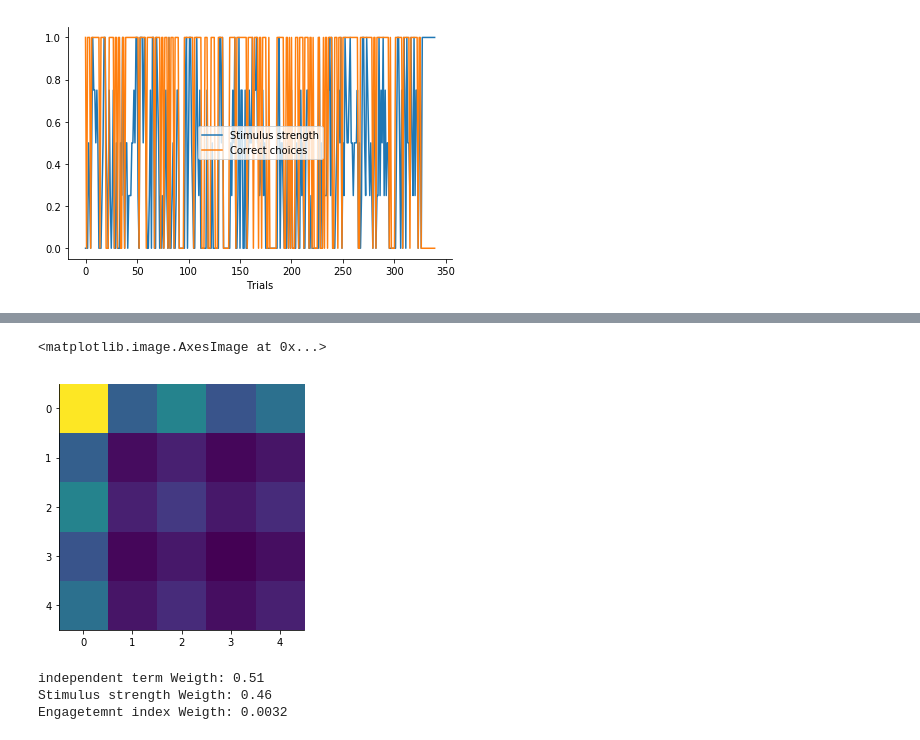
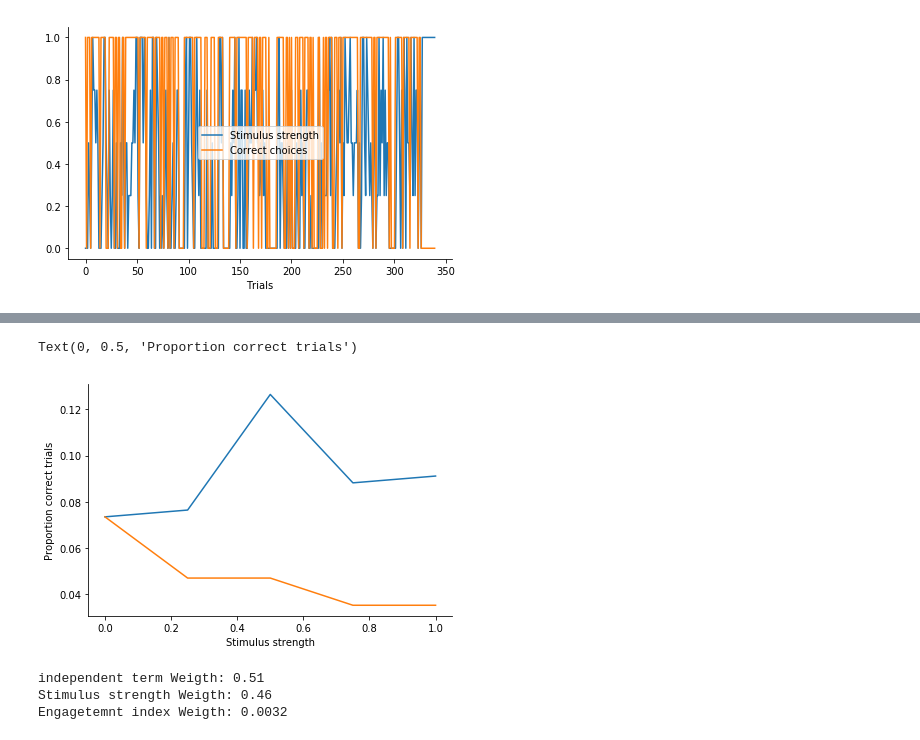
Before and after one commit to EmiliosIsaias/RattusDeus, a Jupyter notebook: Project_Notebook.ipynb, the cells around one changed output, grey strips where cells are left out. Cells and saved outputs as stored; diff of their text form; code cells hidden in the pictures.

Commit message:
Conditional probability of correctness given stimulus strength and engagement index level

```diff
--- a/Project_Notebook.ipynb
+++ b/Project_Notebook.ipynb
@@ -278,15 +278,17 @@ for cp in range(len(test)):
     prob_s[cp] = np.sum(cueStrgth == test[cp])/Nt
 prob_s = prob_s.reshape(-1,1)
 
-# Joint probability
-joint_cs = prob_s @ prob_c.T
-
 # Conditional joint probability
-con_cs = np.zeros((test.size,prob_c.size))
-con_ce = np.zeros_like(con_cs)
-for cc in range(prob_c.size):
+con_c_gse = np.zeros((test.size,2))
+engIdxBin = engIdxNorm < 0.5
+con_c_ge = np.zeros(prob_e.size)
+for ce in range(prob_c.size):
     for cp in range(test.size):
-        con_cs[cp, cc] = np.sum(np.abs(cueStrgth[~sux]) == test[cp])/Nt
-    for ce in range(prob_e.size):
-        con_ce[ce, cc] = np.sum(engIdxDisc[~sux] == ce/(my_step-1))/Nt
-    sux = ~sux
+        consStimFlag = cueStrgth == test[cp]
+        consEngFlag = np.array(engIdxBin ^ ce, dtype='bool')
+        con_c_gse[cp, ce] = np.sum(correctChoice[consStimFlag & consEngFlag])/Nt
+for ci in range(prob_e.size):
+    consEngIdx = engIdxDisc == (ci/(my_step-1))
+    con_c_ge[ci] = np.sum(correctChoice[consEngIdx])/Nt
+sux = ~sux
+sux = correctChoice == 1
@@ -306,8 +295,10 @@ plt.imshow(prob_c_gse[:,0,:]/prob_c_gse[:,1,:])
-# %%
-plt.imshow(prob_c_gse[:,1,:])
-# %% [output]
-<matplotlib.image.AxesImage at 0x...>
-[figure, removed]
+# %%
+plt.plot(test,con_c_gse)
+plt.xlabel('Stimulus strength')
+plt.ylabel('Proportion correct trials')
+# %% [output]
+Text(0, 0.5, 'Proportion correct trials')
+[figure, added]
 # %%
 #GLM to predict probability of success
 # y = designMatrix * theta
```
Also changed, not shown: parts of 2 cells of this notebook.
